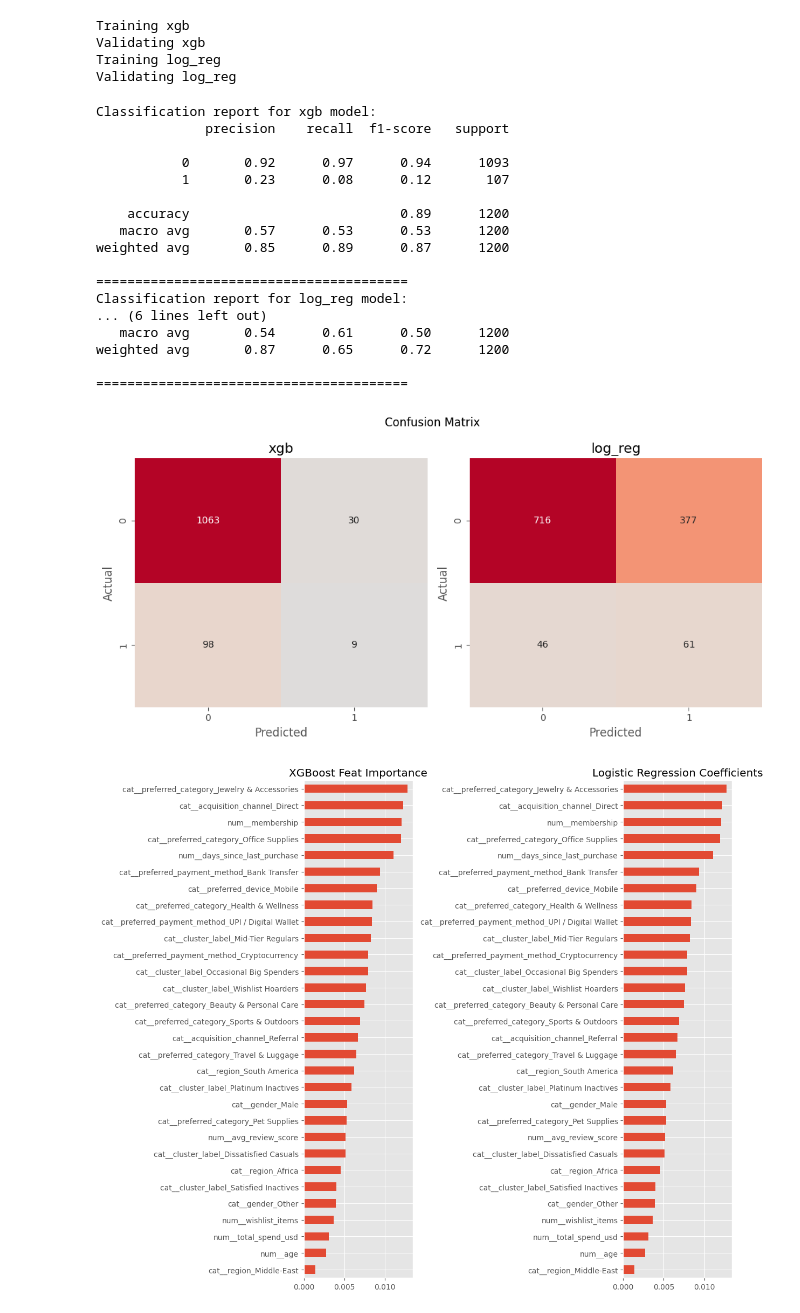
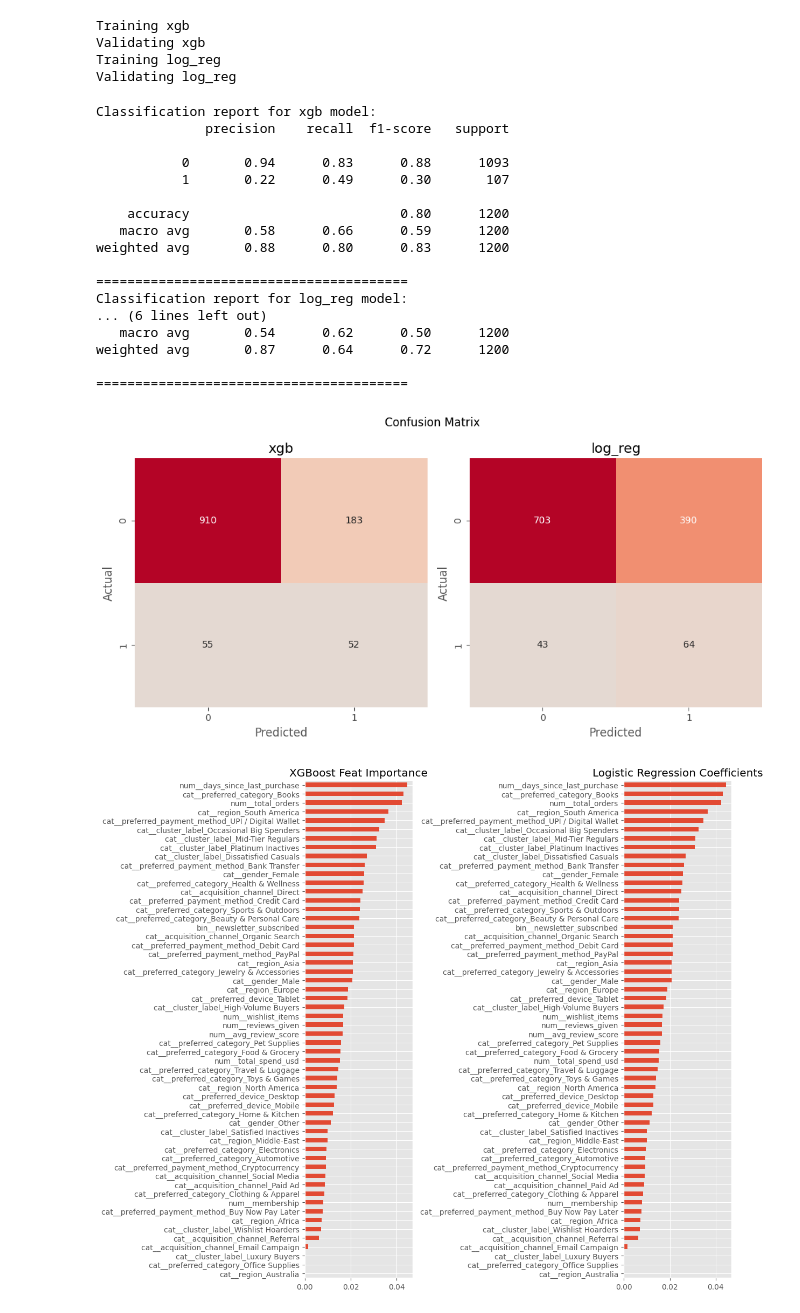
Before and after one commit to Doug-Vo/ML-Self-Project, a Jupyter notebook: Machine Learning/e_commerce.ipynb, the cells around one changed output. Saved outputs shown, nothing was run; the diff lists cells and outputs as text; code cells hidden in the pictures.

```diff
--- a/Machine Learning/e_commerce.ipynb
+++ b/Machine Learning/e_commerce.ipynb
@@ -706,9 +706,14 @@ cat_feat = [
 ]
 
 num_feat = [
-    'age', 'total_orders', 'total_spend_usd', 'days_since_last_purchase',
-    'reviews_given', 'avg_review_score', 'returns_made', 'wishlist_items',
-    'membership', 'year'
+    # 'age',
+    'total_orders', 'total_spend_usd', 'days_since_last_purchase',
+    'reviews_given',
+    'avg_review_score',
+    # 'returns_made',
+    'wishlist_items',
+    'membership',
+    # 'year'
 ]
 
 bin_feat = [
@@ -739,6 +742,8 @@ from xgboost import XGBClassifier
 from sklearn.base import clone
 from imblearn.over_sampling import SMOTE
 from imblearn.pipeline import Pipeline
+
+pos_ratio = (y_train == 0).sum() / (y_train == 1).sum()
 
 preprocessing = ColumnTransformer([
     ('num', StandardScaler(), num_feat),
@@ -752,9 +757,11 @@ models = {
         ('prep', clone(preprocessing)),
         # ('smote', SMOTE(sampling_strategy= 'minority', random_state= 8)),
         ('model', XGBClassifier(
-            n_estimators = 200,
+            n_estimators = 300,
             random_state = 8,
-            scale_pos_weight = pos_ratio
+            scale_pos_weight = pos_ratio,
+            max_depth = 2,
+            eval_metric = 'aucpr'
         ))]),
     'log_reg': Pipeline([
         ('prep', clone(preprocessing)),
@@ -804,42 +811,42 @@ plt.show()
 Classification report for xgb model:
               precision    recall  f1-score   support
 
-           0       0.92      0.97      0.94      1093
-           1       0.23      0.08      0.12       107
+           0       0.94      0.83      0.88      1093
+           1       0.22      0.49      0.30       107
 
-    accuracy                           0.89      1200
-   macro avg       0.57      0.53      0.53      1200
-weighted avg       0.85      0.89      0.87      1200
+    accuracy                           0.80      1200
+   macro avg       0.58      0.66      0.59      1200
+weighted avg       0.88      0.80      0.83      1200
 
 ========================================
 Classification report for log_reg model:
 ... (6 lines left out)
-   macro avg       0.54      0.61      0.50      1200
-weighted avg       0.87      0.65      0.72      1200
+   macro avg       0.54      0.62      0.50      1200
+weighted avg       0.87      0.64      0.72      1200
 
 ========================================
-[figure, old version]
+[figure, new version]
 # %%
 plt.figure(figsize=(12, 10))
 
 plt.subplot(1, 2, 1)
 xgb_model = models['xgb']
 feature_names = xgb_model.named_steps['prep'].get_feature_names_out()
 importances = xgb_model.named_steps['model'].feature_importances_
 
-pd.Series(importances, index = feature_names).sort_values().head(30).plot(kind = 'barh')
+pd.Series(importances, index = feature_names).sort_values().plot(kind = 'barh')
 plt.title('XGBoost Feat Importance')
 
 plt.subplot(1, 2, 2)
 log_model = models['log_reg']
 feature_names = log_model.named_steps['prep'].get_feature_names_out()
 coefs = log_model.named_steps['model'].coef_[0]
 
-pd.Series(importances, index = feature_names).sort_values().head(30).plot(kind = 'barh')
+pd.Series(importances, index = feature_names).sort_values().plot(kind = 'barh')
 plt.title('Logistic Regression Coefficients')
 
 
 plt.tight_layout()
 plt.show()
 # %% [output]
-[figure, old version]
+[figure, new version]
```
Also changed, not shown: parts of 2 cells of this notebook.
